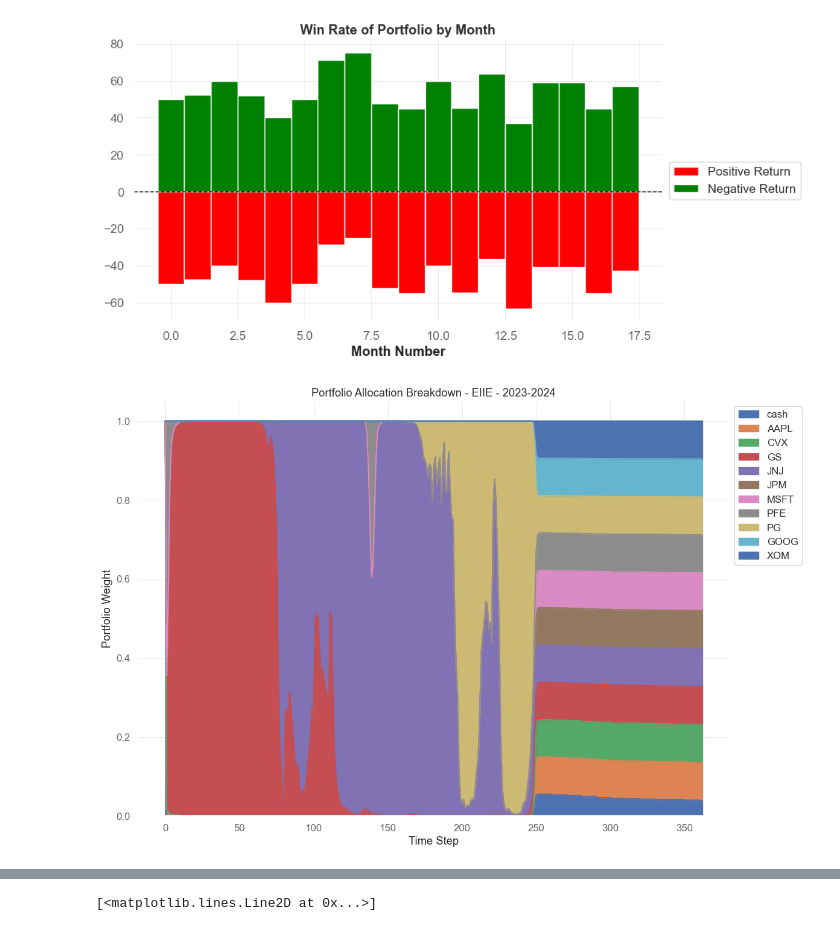
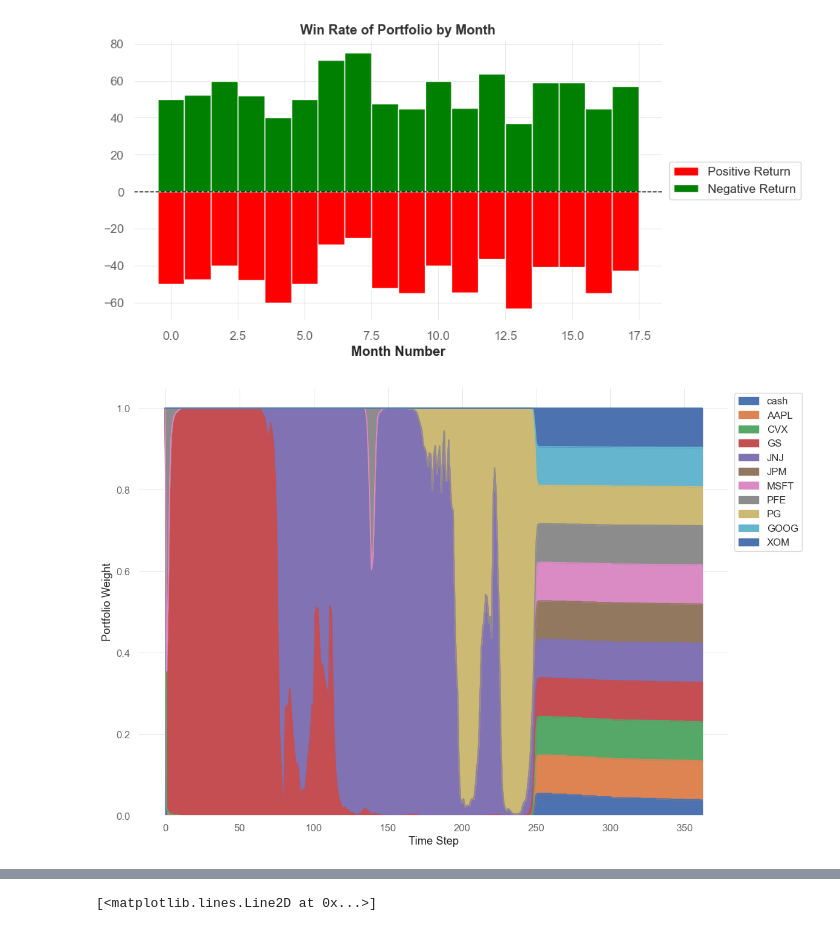
Before and after one commit to haonanah/DSE4212, a Jupyter notebook: final/validation_model_evaluation.ipynb, the cells around one changed output, grey strips where cells are left out. Drawn from its saved outputs; the diff is of its cells as text; code cells hidden in the pictures.

```diff
--- a/final/validation_model_evaluation.ipynb
+++ b/final/validation_model_evaluation.ipynb
@@ -695,40 +776,40 @@ plt.show()
 [figure]
 # %%
 # Function to plot action memory
-def plot_action_memory(actions, tickers, label):
+def plot_action_memory(actions, tickers):
     """Visualize portfolio allocation over time."""
     actions_df = pd.DataFrame(actions, columns=["cash"] + tickers)
-    actions_df.plot(kind="area", figsize=(12, 8), title=f"Portfolio Allocation Breakdown - {label}")
+    actions_df.plot(kind="area", figsize=(12, 8))
     plt.ylabel("Portfolio Weight")
     plt.xlabel("Time Step")
     plt.legend(loc="upper left", bbox_to_anchor=(1, 1))
     plt.grid(True)
     plt.tight_layout()
     plt.show()
 
 
 # Plot EIIE actions for the training period
 # plot_action_memory(EIIE_results["train"]["actions"], TEST_SET, "EIIE - Train")
 
 # Plot EIIE actions for test
-plot_action_memory(EIIE_results["test"]["actions"], TEST_SET, "EIIE - 2023-2024")
+plot_action_memory(EIIE_results["test"]["actions"], TEST_SET)
 
 # Similarly, plot UBAH actions for each period
 # plot_action_memory(UBAH_results["train"]["actions"], TEST_SET, "UBAH - Train")
 # plot_action_memory(UBAH_results["2021"]["actions"], TEST_SET, "UBAH - 2021")
 # plot_action_memory(UBAH_results["2022"]["actions"], TEST_SET, "UBAH - 2022")
 # plot_action_memory(UBAH_results["2023"]["actions"], TEST_SET, "UBAH - 2023")
 
 temp_df = pd.DataFrame([{
         "TIME_WINDOW": TIME_WINDOW, "K_SIZE": K_SIZE, "CONV_MID": CONV_MID, "CONV_FINAL": CONV_FINAL,
         "train_portfolio_value": train_final_value, "train_drawdown": train_drawdown, "train_sharpe": train_sharpe, "train_cumulative": train_cumulative,
         "test_portfolio_value": portfolio_test_value, "test_drawdown": drawdown_test, "test_sharpe": sharpe_test, "test_cumulative": cumulative_test}]
 )
 results_df = pd.concat([results_df, temp_df], ignore_index=True)
 
 results_df
 # %% [output]
-[figure, old version]
+[figure, new version]
 |  | TIME_WINDOW | K_SIZE | CONV_MID | CONV_FINAL | train_portfolio_value | train_drawdown | train_sharpe | ... |
 | 0 | 90 | 5 | 10 | 20 | 1673852.75 | -0.270577 | 1.654936 | ... |
 | 1 | 90 | 5 | 10 | 20 | 1673852.75 | -0.270577 | 1.654936 | ... |
```
Also changed, not shown: parts of 5 cells of this notebook.
